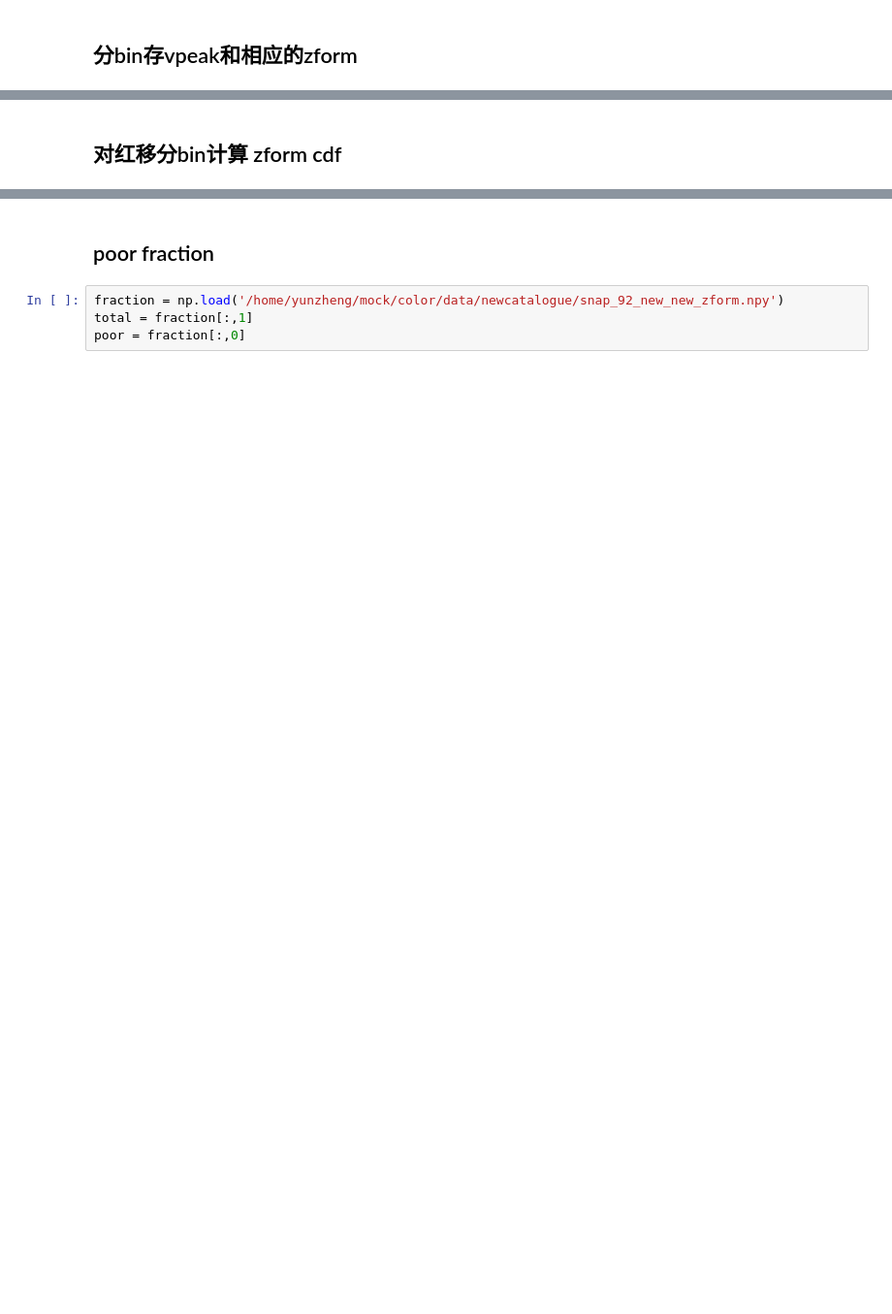
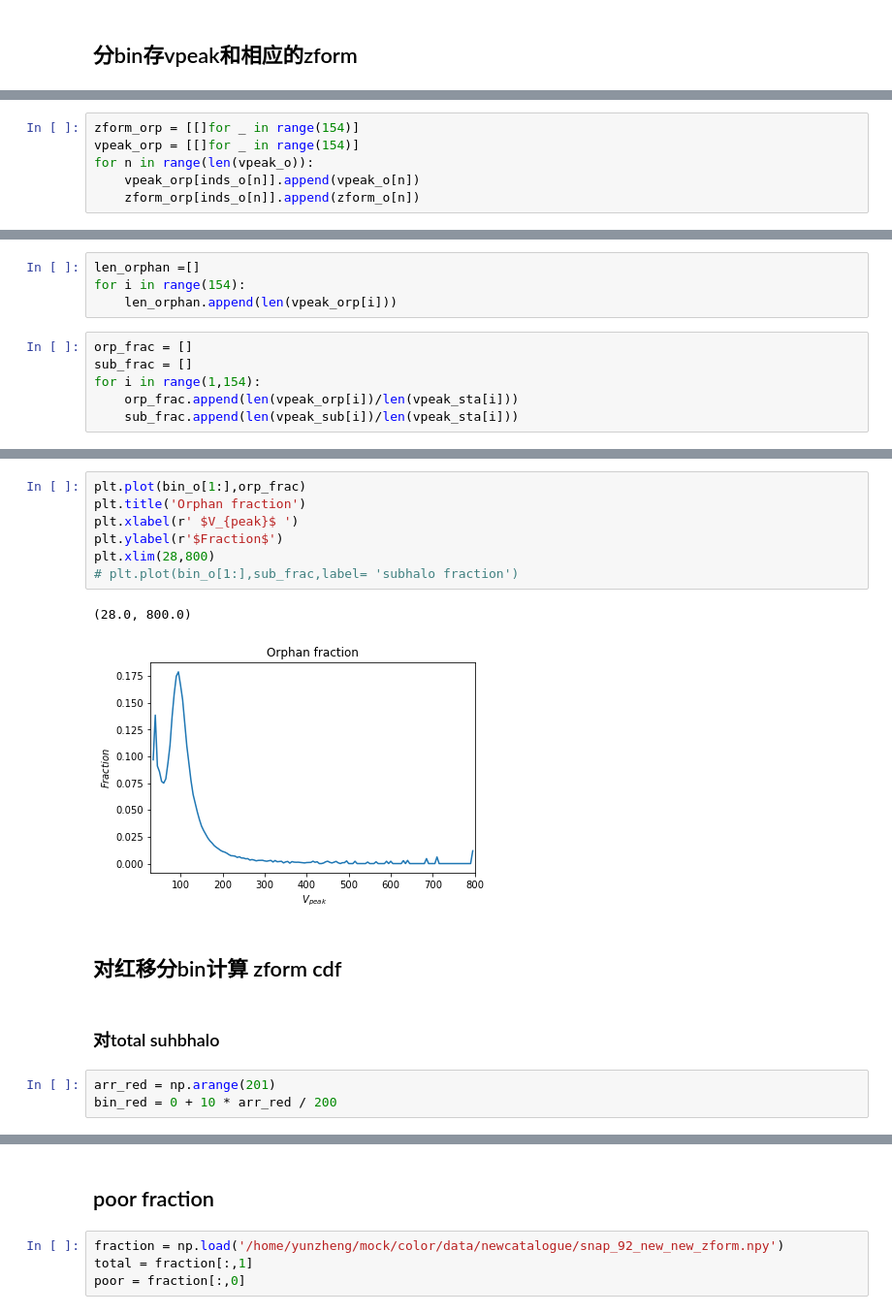
Before and after one commit to zhengyun0215/mock, a Jupyter notebook: newsubhalotable.ipynb, the cells around one changed output, grey strips where cells are left out. Shown at 97% size. Cells and saved outputs as stored; diff of their text form; blank space fills up the shorter version.

```diff
--- a/newsubhalotable.ipynb
+++ b/newsubhalotable.ipynb
@@ -304,0 +264,6 @@ for n in range(len(vpeak)):
+# %%
+zform_orp = [[]for _ in range(154)]
+vpeak_orp = [[]for _ in range(154)]
+for n in range(len(vpeak_o)):
+    vpeak_orp[inds_o[n]].append(vpeak_o[n])
+    zform_orp[inds_o[n]].append(zform_o[n])
@@ -304,0 +274,10 @@ for n in range(len(vpeak)):
+# %%
+len_orphan =[]
+for i in range(154):
+    len_orphan.append(len(vpeak_orp[i]))
+# %%
+orp_frac = []
+sub_frac = []
+for i in range(1,154):
+    orp_frac.append(len(vpeak_orp[i])/len(vpeak_sta[i]))
+    sub_frac.append(len(vpeak_sub[i])/len(vpeak_sta[i]))
@@ -305,2 +304,17 @@ for n in range(len(vpeak)):
+# %%
+plt.plot(bin_o[1:],orp_frac)
+plt.title('Orphan fraction')
+plt.xlabel(r' $V_{peak}$ ')
+plt.ylabel(r'$Fraction$')
+plt.xlim(28,800)
+# plt.plot(bin_o[1:],sub_frac,label= 'subhalo fraction')
+# %% [output]
+(28.0, 800.0)
+[figure, added]
 # %% [markdown]
 ## 对红移分bin计算 zform cdf
+# %% [markdown]
+### 对total suhbhalo
+# %%
+arr_red = np.arange(201)
+bin_red = 0 + 10 * arr_red / 200
```
Also changed, not shown: parts of 89 cells of this notebook.
